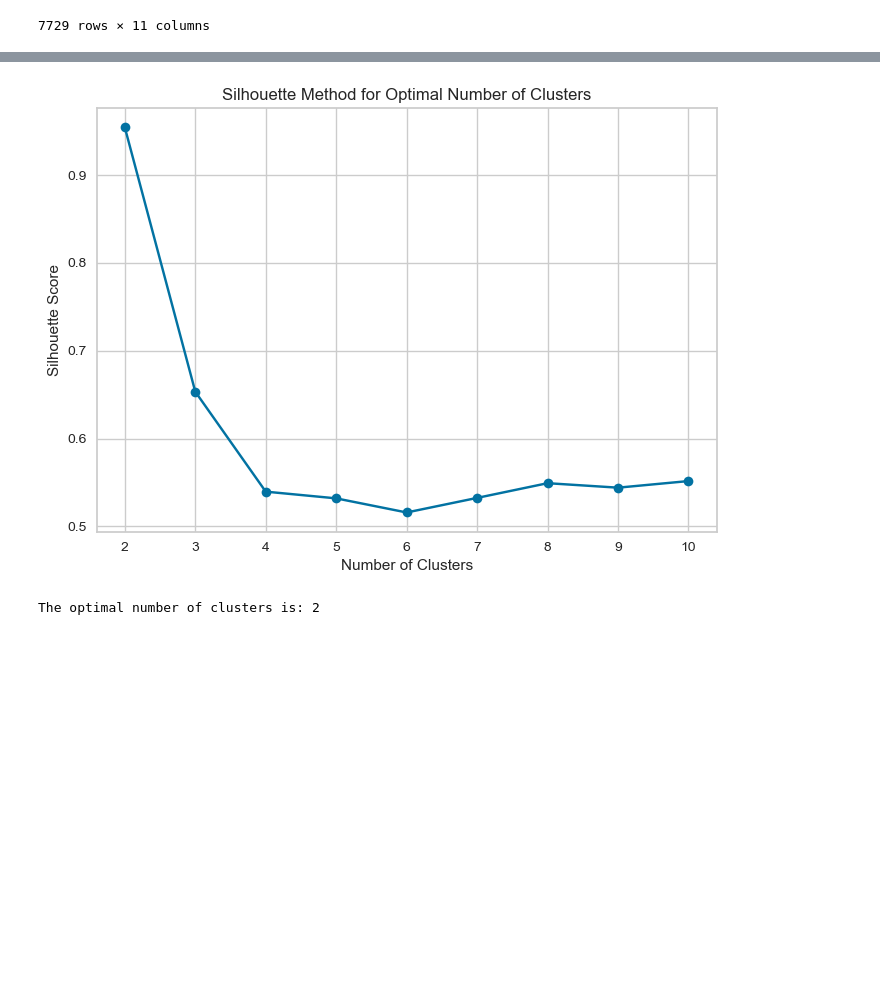
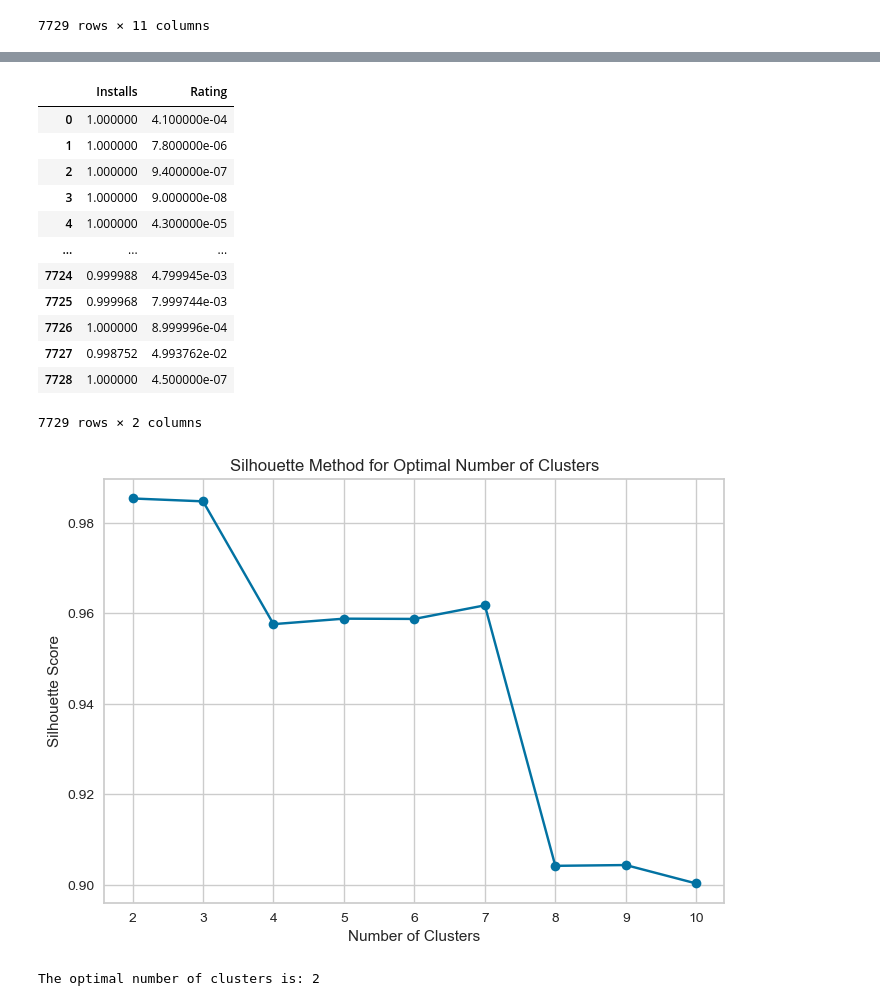
Before and after one commit to Cheimooh/DataMiningProject, a Jupyter notebook: clustering.ipynb, the cells around one changed output, grey strips where cells are left out. Drawn from its saved outputs; the diff is of its cells as text; code cells hidden in the pictures; blank space fills up the shorter version.

```diff
--- a/clustering.ipynb
+++ b/clustering.ipynb
@@ -55,3 +30,28 @@ df
+# %%
+# Normalisation
+from sklearn import preprocessing
+
+feature1 = "Installs"
+feature2 = "Rating"
+
+normalized_columns = [feature1, feature2]
+df_normalized = pd.DataFrame(preprocessing.normalize(df[normalized_columns]), columns=normalized_columns)
+
+df_normalized
+# %% [output]
+|  | Installs | Rating |
+| 0 | 1.000000 | 4.100000e-04 |
+| 1 | 1.000000 | 7.800000e-06 |
+| 2 | 1.000000 | 9.400000e-07 |
+| 3 | 1.000000 | 9.000000e-08 |
+| 4 | 1.000000 | 4.300000e-05 |
+| ... | ... | ... |
+| 7724 | 0.999988 | 4.799945e-03 |
+| 7725 | 0.999968 | 7.999744e-03 |
+| 7726 | 1.000000 | 8.999996e-04 |
+| 7727 | 0.998752 | 4.993762e-02 |
+| 7728 | 1.000000 | 4.500000e-07 |
+7729 rows × 2 columns
 # %%
 # Silhouette method
 import numpy as np
@@ -69,10 +69,10 @@ silhouette_scores = []
 for n_clusters in cluster_range:
     # Fit KMeans clustering model
     kmeans = KMeans(n_clusters=n_clusters, random_state=42)
-    cluster_labels = kmeans.fit_predict(df[[feature1, feature2]])
+    cluster_labels = kmeans.fit_predict(df_normalized[[feature1, feature2]])
 
     # Calculate silhouette score
-    silhouette_avg = silhouette_score(df[[feature1, feature2]], cluster_labels)
+    silhouette_avg = silhouette_score(df_normalized[[feature1, feature2]], cluster_labels)
     silhouette_scores.append(silhouette_avg)
 
 # Find the optimal number of clusters
@@ -87,6 +87,6 @@ plt.show()
 
 print(f"The optimal number of clusters is: {optimal_clusters}")
 # %% [output]
-[figure, old version]
+[figure, new version]
 The optimal number of clusters is: 2
 # %%
```
Also changed, not shown: parts of 2 cells of this notebook.
